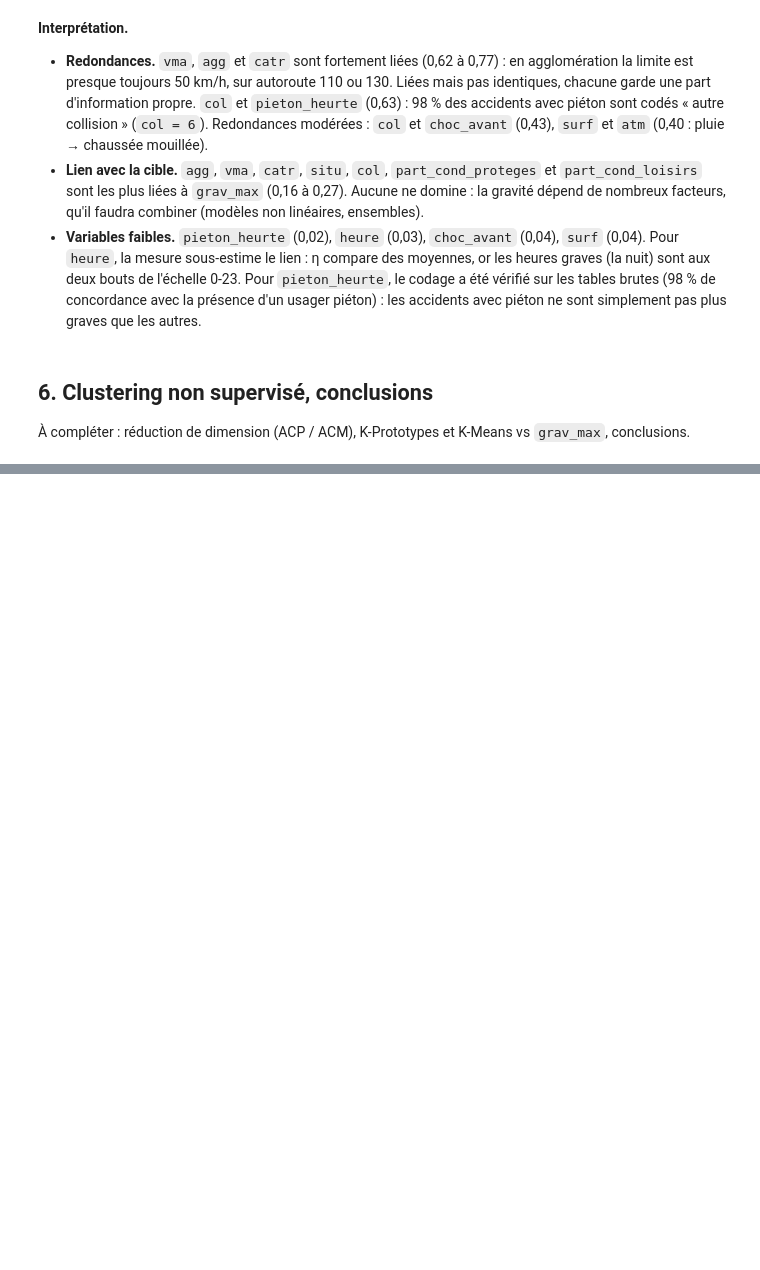
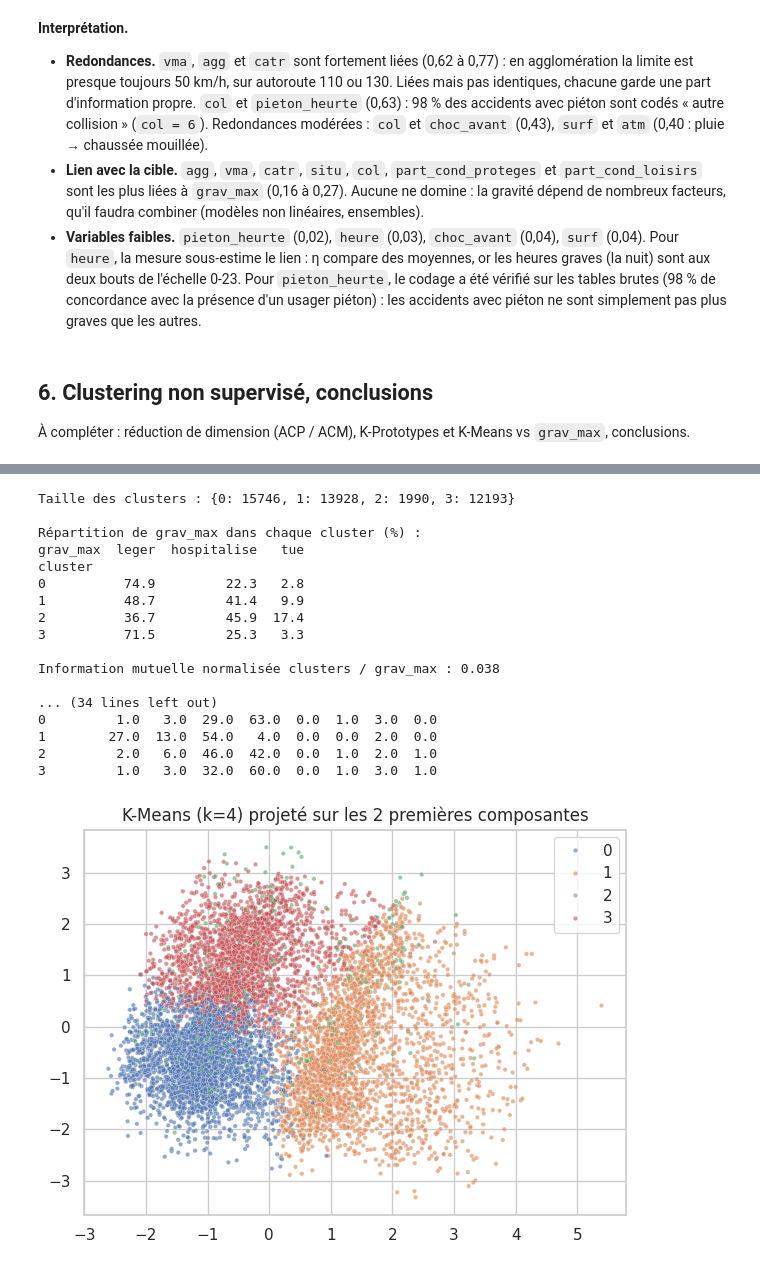
Before and after one commit to cyannure/aaa, a Jupyter notebook: notebooks/01_exploration.ipynb, the cells around one changed output, grey strips where cells are left out. Cells and saved outputs as stored; diff of their text form; code cells hidden in the pictures; blank space fills up the shorter version.

```diff
--- a/notebooks/01_exploration.ipynb
+++ b/notebooks/01_exploration.ipynb
@@ -338,0 +428,39 @@ pieton_heurte         0.017
+# %%
+K = 4   # à ajuster d'après les deux courbes ci-dessus
+km = KMeans(n_clusters=K, n_init=10, random_state=42).fit(Z)
+train_c = train.assign(cluster=km.labels_)
+
+print("Taille des clusters :", train_c["cluster"].value_counts().sort_index().to_dict())
+print("\nRépartition de grav_max dans chaque cluster (%) :")
+print((pd.crosstab(train_c["cluster"], train_c[TARGET], normalize="index") * 100).round(1))
+print("\nInformation mutuelle normalisée clusters / grav_max :",
+      round(normalized_mutual_info_score(train_c[TARGET].astype(str), km.labels_), 3))
+
+print("\nProfil numérique (moyennes) :")
+print(train_c.groupby("cluster")[["vma", "age_cond_max", "part_cond_hommes", "part_cond_loisirs", "part_cond_proteges"]].mean().round(2))
+for c in ["veh_vulnerable", "agg", "catr"]:
+    print(f"\n{c} (% par cluster) :")
+    print((pd.crosstab(train_c["cluster"], train_c[c], normalize="index") * 100).round(0))
+
+plt.figure(figsize=(7, 5))
+sns.scatterplot(x=P[idx_s, 0], y=P[idx_s, 1], hue=km.labels_[idx_s], palette="deep", s=10, alpha=0.6)
+plt.title(f"K-Means (k={K}) projeté sur les 2 premières composantes"); plt.show()
+# %% [output]
+Taille des clusters : {0: 15746, 1: 13928, 2: 1990, 3: 12193}
+
+Répartition de grav_max dans chaque cluster (%) :
+grav_max  leger  hospitalise   tue
+cluster
+0          74.9         22.3   2.8
+1          48.7         41.4   9.9
+2          36.7         45.9  17.4
+3          71.5         25.3   3.3
+
+Information mutuelle normalisée clusters / grav_max : 0.038
+
+... (34 lines left out)
+0         1.0   3.0  29.0  63.0  0.0  1.0  3.0  0.0
+1        27.0  13.0  54.0   4.0  0.0  0.0  2.0  0.0
+2         2.0   6.0  46.0  42.0  0.0  1.0  2.0  1.0
+3         1.0   3.0  32.0  60.0  0.0  1.0  3.0  1.0
+[figure, added]
```
Also changed, not shown: parts of 9 cells of this notebook.
